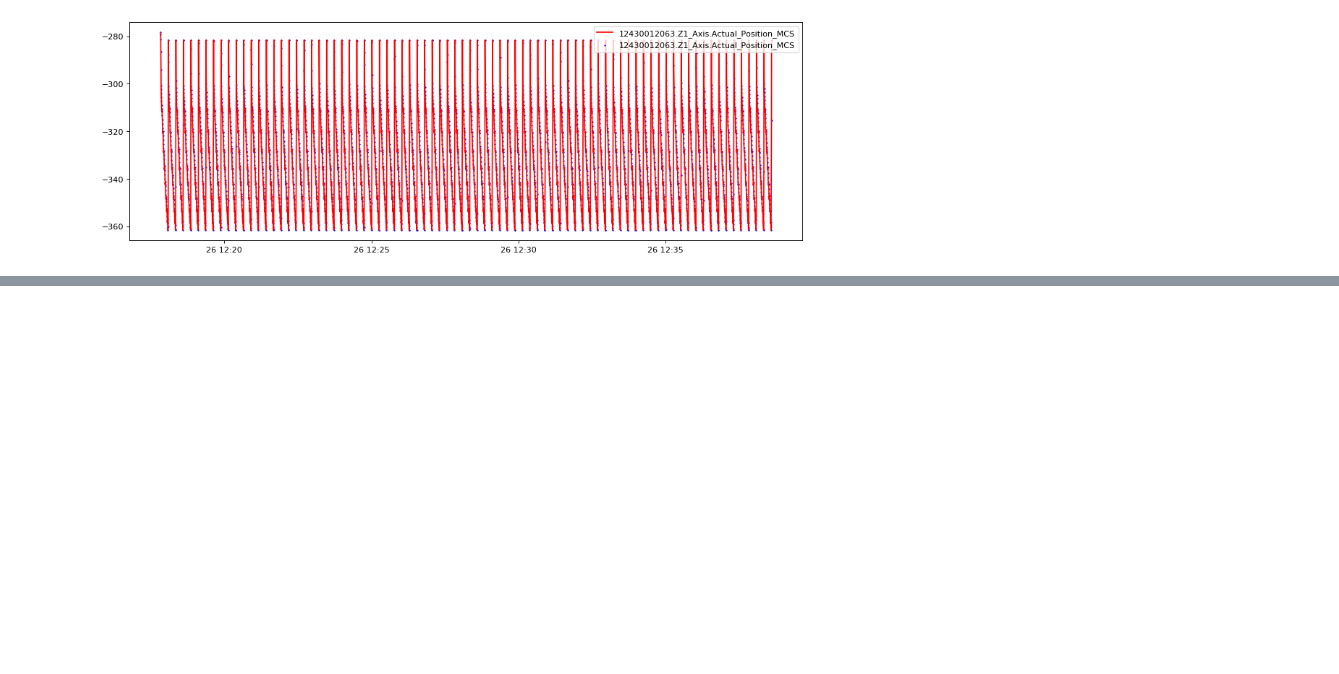
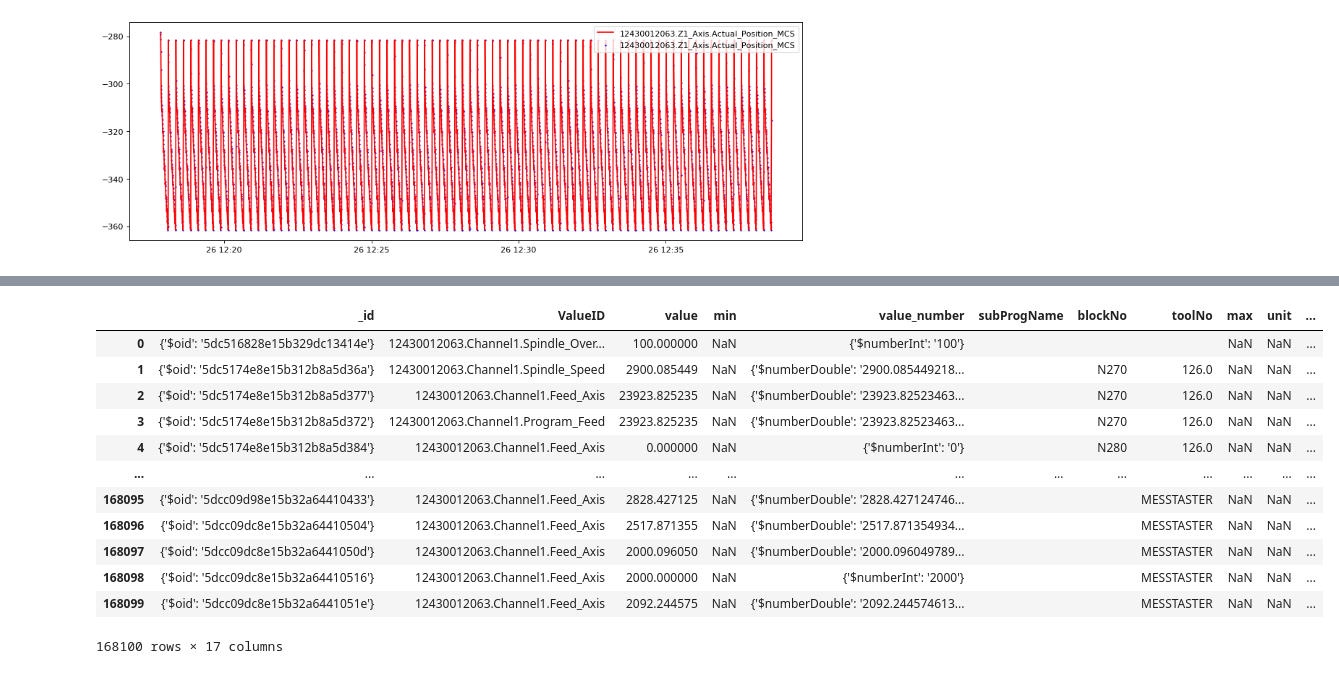
Before and after one commit to Xavubil/master_project_machine_learning, a Jupyter notebook: data_exploration/01-file_parsing.ipynb, the cells around one changed output, grey strips where cells are left out. Drawn from its saved outputs; the diff is of its cells as text; code cells hidden in the pictures; blank space fills up the shorter version.

Commit message:
add values for data_exploring

```diff
--- a/data_exploration/01-file_parsing.ipynb
+++ b/data_exploration/01-file_parsing.ipynb
@@ -438,0 +453,2 @@ After:
+# %%
+df_ncValues = pd.read_json("nc_values_02_12_19.json",orient="records", lines=True)
@@ -438,0 +487,16 @@ After:
+# %%
+df_ncValues.head(-1)
+# %% [output]
+|  | _id | ValueID | value | min | value_number | subProgName | blockNo | toolNo | max | unit | ... |
+| 0 | {'$oid': '5dc516828e15b329dc13414e'} | 12430012063.Channel1.Spindle_Over... | 100.000000 | NaN | {'$numberInt': '100'} |  |  |  | NaN | NaN | ... |
+| 1 | {'$oid': '5dc5174e8e15b312b8a5d36a'} | 12430012063.Channel1.Spindle_Speed | 2900.085449 | NaN | {'$numberDouble': '2900.085449218... |  | N270 | 126.0 | NaN | NaN | ... |
+| 2 | {'$oid': '5dc5174e8e15b312b8a5d377'} | 12430012063.Channel1.Feed_Axis | 23923.825235 | NaN | {'$numberDouble': '23923.82523463... |  | N270 | 126.0 | NaN | NaN | ... |
+| 3 | {'$oid': '5dc5174e8e15b312b8a5d372'} | 12430012063.Channel1.Program_Feed | 23923.825235 | NaN | {'$numberDouble': '23923.82523463... |  | N270 | 126.0 | NaN | NaN | ... |
+| 4 | {'$oid': '5dc5174e8e15b312b8a5d384'} | 12430012063.Channel1.Feed_Axis | 0.000000 | NaN | {'$numberInt': '0'} |  | N280 | 126.0 | NaN | NaN | ... |
+| ... | ... | ... | ... | ... | ... | ... | ... | ... | ... | ... | ... |
+| 168095 | {'$oid': '5dcc09d98e15b32a64410433'} | 12430012063.Channel1.Feed_Axis | 2828.427125 | NaN | {'$numberDouble': '2828.427124746... |  |  | MESSTASTER | NaN | NaN | ... |
+| 168096 | {'$oid': '5dcc09dc8e15b32a64410504'} | 12430012063.Channel1.Feed_Axis | 2517.871355 | NaN | {'$numberDouble': '2517.871354934... |  |  | MESSTASTER | NaN | NaN | ... |
+| 168097 | {'$oid': '5dcc09dc8e15b32a6441050d'} | 12430012063.Channel1.Feed_Axis | 2000.096050 | NaN | {'$numberDouble': '2000.096049789... |  |  | MESSTASTER | NaN | NaN | ... |
+| 168098 | {'$oid': '5dcc09dc8e15b32a64410516'} | 12430012063.Channel1.Feed_Axis | 2000.000000 | NaN | {'$numberInt': '2000'} |  |  | MESSTASTER | NaN | NaN | ... |
+| 168099 | {'$oid': '5dcc09dc8e15b32a6441051e'} | 12430012063.Channel1.Feed_Axis | 2092.244575 | NaN | {'$numberDouble': '2092.244574613... |  |  | MESSTASTER | NaN | NaN | ... |
+168100 rows × 17 columns
```
Also changed, not shown: parts of 11 cells of this notebook, 3 other files.
